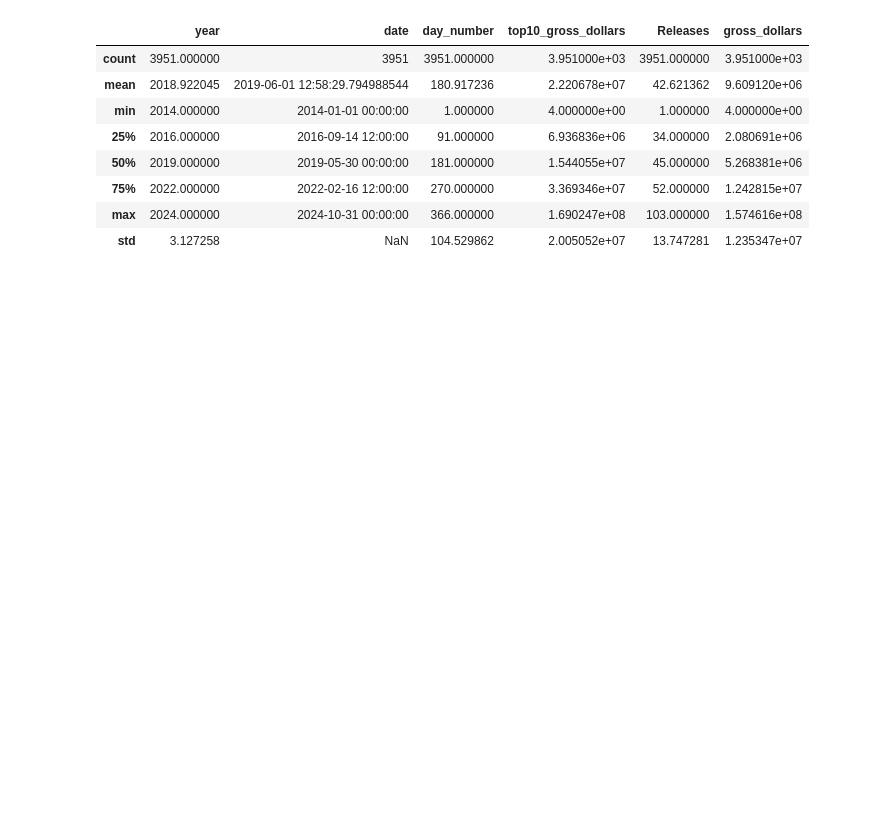
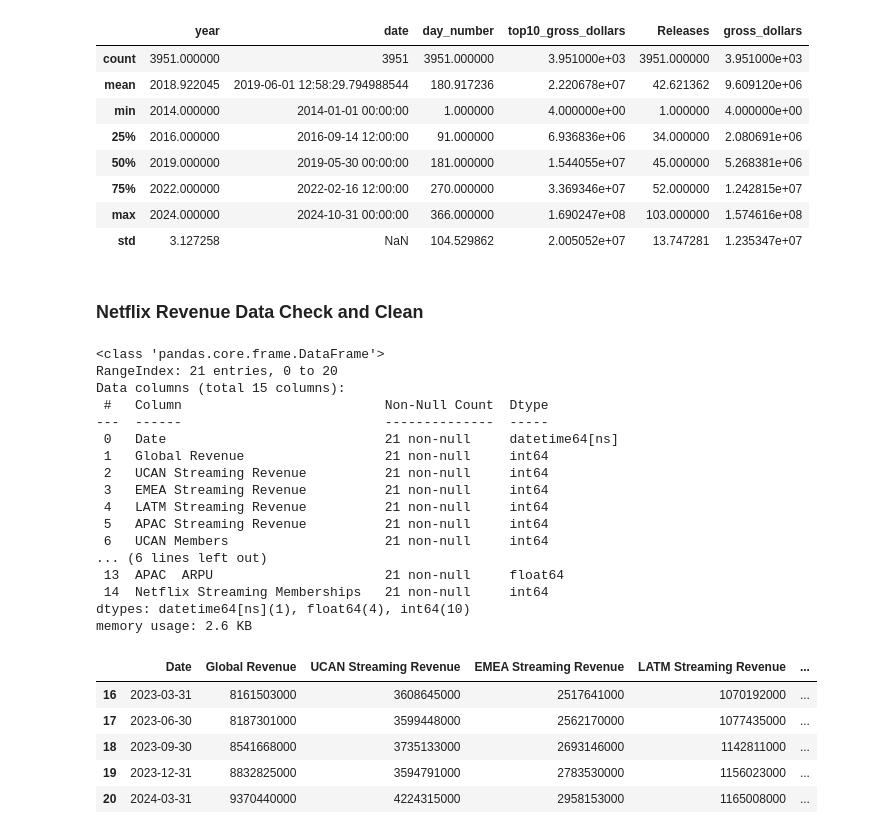
Before and after one commit to charJin/movie-theaters-analysis, a Jupyter notebook: notebooks/Cleaning and Checking Data for Analysis.ipynb, the cells around one changed output. Drawn from its saved outputs; the diff is of its cells as text; code cells hidden in the pictures; blank space fills up the shorter version.

```diff
--- a/notebooks/Cleaning and Checking Data for Analysis.ipynb
+++ b/notebooks/Cleaning and Checking Data for Analysis.ipynb
@@ -9,3 +9,5 @@ imax_stock_data = pd.read_csv('../data/imax_stock_data.csv')
 amc_stock_data = pd.read_csv('../data/amc_stock_data.csv')
 # Load Box Office Movies Data
 movies_data = pd.read_csv('../data/movies_data.csv')
+# Load Netflix revenue and subscribers
+netflix_rev_data = pd.read_csv('../data/netflix_revenue.csv')
@@ -217,3 +214,32 @@ movies_data.describe()
 | 75% | 2022.000000 | 2022-02-16 12:00:00 | 270.000000 | 3.369346e+07 | 52.000000 | 1.242815e+07 |
 | max | 2024.000000 | 2024-10-31 00:00:00 | 366.000000 | 1.690247e+08 | 103.000000 | 1.574616e+08 |
 | std | 3.127258 | NaN | 104.529862 | 2.005052e+07 | 13.747281 | 1.235347e+07 |
+# %% [markdown]
+### Netflix Revenue Data Check and Clean
+# %%
+netflix_rev_data.info()
+netflix_rev_data.tail()
+# %% [output]
+<class 'pandas.core.frame.DataFrame'>
+RangeIndex: 21 entries, 0 to 20
+Data columns (total 15 columns):
+ #   Column                          Non-Null Count  Dtype
+---  ------                          --------------  -----
+ 0   Date                            21 non-null     datetime64[ns]
+ 1   Global Revenue                  21 non-null     int64
+ 2   UCAN Streaming Revenue          21 non-null     int64
+ 3   EMEA Streaming Revenue          21 non-null     int64
+ 4   LATM Streaming Revenue          21 non-null     int64
+ 5   APAC Streaming Revenue          21 non-null     int64
+ 6   UCAN Members                    21 non-null     int64
+... (6 lines left out)
+ 13  APAC  ARPU                      21 non-null     float64
+ 14  Netflix Streaming Memberships   21 non-null     int64
+dtypes: datetime64[ns](1), float64(4), int64(10)
+memory usage: 2.6 KB
+|  | Date | Global Revenue | UCAN Streaming Revenue | EMEA Streaming Revenue | LATM Streaming Revenue | ... |
+| 16 | 2023-03-31 | 8161503000 | 3608645000 | 2517641000 | 1070192000 | ... |
+| 17 | 2023-06-30 | 8187301000 | 3599448000 | 2562170000 | 1077435000 | ... |
+| 18 | 2023-09-30 | 8541668000 | 3735133000 | 2693146000 | 1142811000 | ... |
+| 19 | 2023-12-31 | 8832825000 | 3594791000 | 2783530000 | 1156023000 | ... |
+| 20 | 2024-03-31 | 9370440000 | 4224315000 | 2958153000 | 1165008000 | ... |
```
Also changed, not shown: parts of 21 cells of this notebook, 4 other files.
